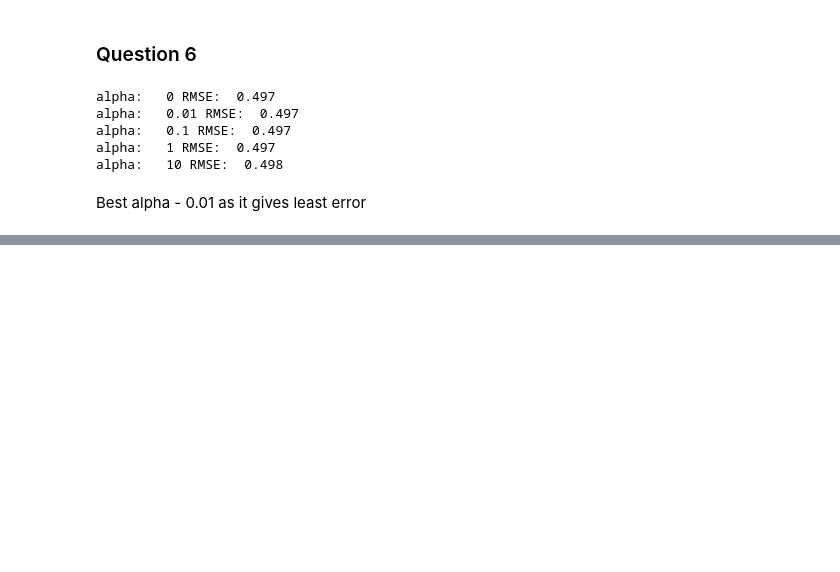
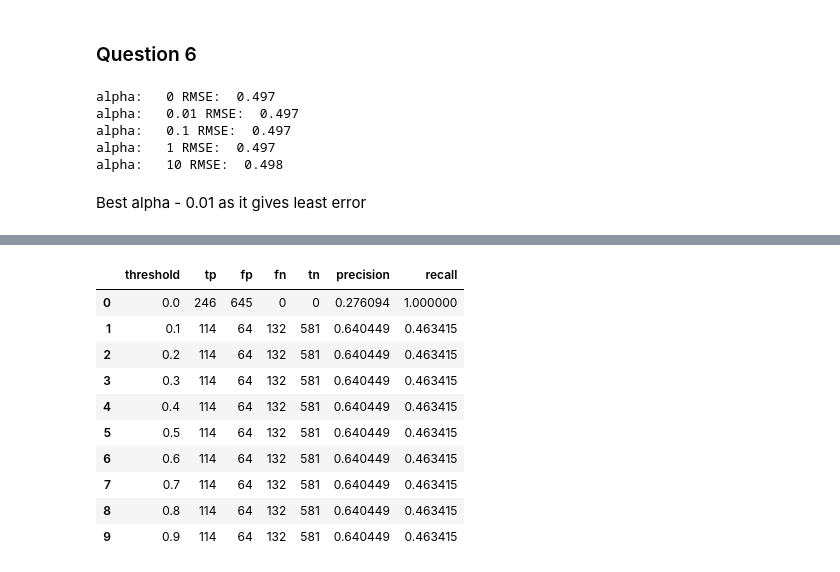
Before and after one commit to sukritishuk/ML_ZoomCamp-DataTalksClub, a Jupyter notebook: HomeWork -DataTalksClub - ML ZoomCamp.ipynb, the cells around one changed output, grey strips where cells are left out. Drawn from its saved outputs; the diff is of its cells as text; code cells hidden in the pictures; blank space fills up the shorter version.

```diff
--- a/HomeWork -DataTalksClub - ML ZoomCamp.ipynb
+++ b/HomeWork -DataTalksClub - ML ZoomCamp.ipynb
@@ -1150,0 +1245,3 @@ Best alpha - 0.01 as it gives least error
+# %%
+df['default'] = (df.status == 'default').astype(int)
+del df['status']
@@ -1150,0 +1478,53 @@ Best alpha - 0.01 as it gives least error
+# %%
+# computing TPR and FPR for any model as a Function:
+scores = []
+
+# Step 1 - get all the possible threshold values - using arange() function:
+thresholds = np.arange(0.0, 1.0, 0.1)
+
+    # Step 2 - for all threshold levels getting the confusion tables as list of tuples, scores:
+for t in thresholds:
+    # Actual default and not default - as binary arrays::
+    actual_positive = (y_val == 1)  # customers actually going to default
+    actual_negative = (y_val == 0)  # customers actually not going to default
+
+    # Predicting default and not default - as binary arrays:
+    predict_positive = (y_pred >= t)  # predict that customers are going to default
+    predict_negative = (y_pred < t)   # predict that customers are not going to default
+
+    # Combining predictions and actuals - using logical operators in Numpy:
+    # computing True Positives -
+    tp = (predict_positive & actual_positive).sum()  # returns true only if both are True
+
+    # computing True Negatives -
+    tn = (predict_negative & actual_negative).sum()
+
+    # computing False Positives -
+    fp = (predict_positive & actual_negative).sum()
+
+    # computing False Negatives -
+    fn = (predict_negative & actual_positive).sum()
+
+    # computing precision and recall -
+    precision = tp / (tp + fp)
+    recall = tp / (tp + fn)
+
+    scores.append((t, tp, fp, fn, tn, precision, recall))
+# %%
+ # Step 3 - putting all the confusion matrices created for each threshold into a DataFrame:
+columns = ['threshold', 'tp', 'fp', 'fn', 'tn', 'precision', 'recall']  # specifying column names for df
+df_scores = pd.DataFrame(scores, columns=columns)
+
+df_scores
+# %% [output]
+|  | threshold | tp | fp | fn | tn | precision | recall |
+| 0 | 0.0 | 246 | 645 | 0 | 0 | 0.276094 | 1.000000 |
+| 1 | 0.1 | 114 | 64 | 132 | 581 | 0.640449 | 0.463415 |
+| 2 | 0.2 | 114 | 64 | 132 | 581 | 0.640449 | 0.463415 |
+| 3 | 0.3 | 114 | 64 | 132 | 581 | 0.640449 | 0.463415 |
+| 4 | 0.4 | 114 | 64 | 132 | 581 | 0.640449 | 0.463415 |
+| 5 | 0.5 | 114 | 64 | 132 | 581 | 0.640449 | 0.463415 |
+| 6 | 0.6 | 114 | 64 | 132 | 581 | 0.640449 | 0.463415 |
+| 7 | 0.7 | 114 | 64 | 132 | 581 | 0.640449 | 0.463415 |
+| 8 | 0.8 | 114 | 64 | 132 | 581 | 0.640449 | 0.463415 |
+| 9 | 0.9 | 114 | 64 | 132 | 581 | 0.640449 | 0.463415 |
```
Also changed, not shown: parts of 61 cells of this notebook.
